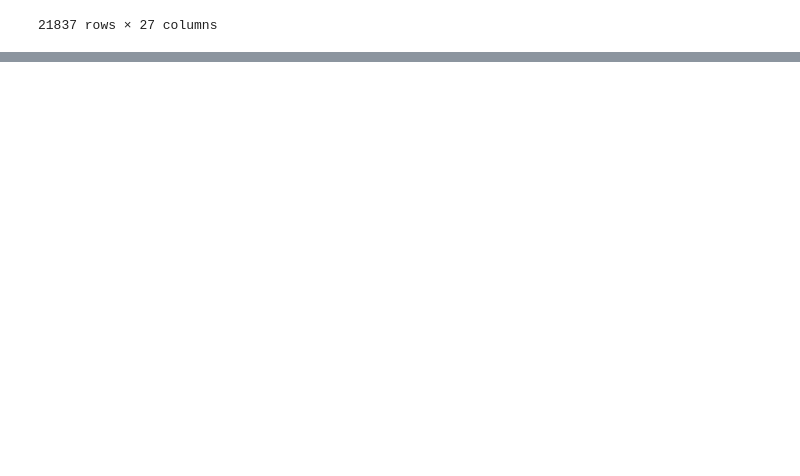
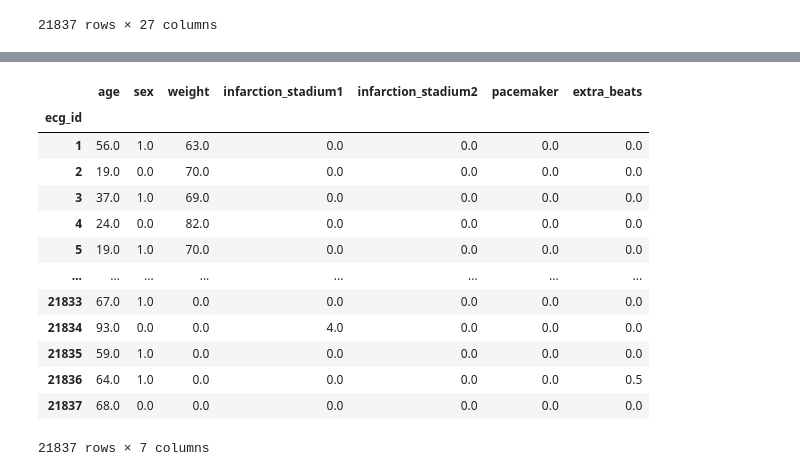
Before and after one commit to HenrikLogJacobsen/DL_UNICT, a Jupyter notebook: PTB_XL.ipynb, the cells around one changed output, grey strips where cells are left out. Saved outputs shown, nothing was run; the diff lists cells and outputs as text; code cells hidden in the pictures; blank space fills up the shorter version.

```diff
--- a/PTB_XL.ipynb
+++ b/PTB_XL.ipynb
@@ -62,0 +201,61 @@ ECG
+# %%
+#Preparation
+
+X = pd.DataFrame(index=ECG_df.index)
+
+X['age'] = ECG_df.age
+X.age.fillna(0, inplace=True)
+
+X['sex'] = ECG_df.sex.astype(float)
+X.sex.fillna(0, inplace=True)
+
+
+#I've decided to keep the median because of the data science class I took I have no idea if it will work
+valid_heights = ECG_df['height'].where((ECG_df['height'] >= 50))
+median_height = valid_heights.median()
+ECG_df['height'] = ECG_df['height'].apply(lambda x: median_height if pd.isna(x) or x < 50 else x)
+
+
+X['weight'] = ECG_df.weight
+X.weight.fillna(0, inplace=True)
+
+X['infarction_stadium1'] = ECG_df.infarction_stadium1.replace({
+    'unknown': 0,
+    'Stadium I': 1,
+    'Stadium I-II': 2,
+    'Stadium II': 3,
+    'Stadium II-III': 4,
+    'Stadium III': 5
+}).fillna(0)
+
+X['infarction_stadium2'] = ECG_df.infarction_stadium2.replace({
+    'unknown': 0,
+    'Stadium I': 1,
+    'Stadium II': 2,
+    'Stadium III': 3
+}).fillna(0)
+
+X['pacemaker'] = (ECG_df.pacemaker == 'ja, pacemaker').astype(float)
+
+X['extra_beats'] = ECG_df.extra_beats.replace({
+    'SVES': 0.5,
+    'VES': 1.0,
+    'SVES+VES': 1.5,
+}).fillna(0.0).apply(lambda x: x if isinstance(x, float) else 0.0)
+
+X
+# %% [output]
+|  | age | sex | weight | infarction_stadium1 | infarction_stadium2 | pacemaker | extra_beats |
+| ecg_id |  |  |  |  |  |  |  |
+| 1 | 56.0 | 1.0 | 63.0 | 0.0 | 0.0 | 0.0 | 0.0 |
+| 2 | 19.0 | 0.0 | 70.0 | 0.0 | 0.0 | 0.0 | 0.0 |
+| 3 | 37.0 | 1.0 | 69.0 | 0.0 | 0.0 | 0.0 | 0.0 |
+| 4 | 24.0 | 0.0 | 82.0 | 0.0 | 0.0 | 0.0 | 0.0 |
+| 5 | 19.0 | 1.0 | 70.0 | 0.0 | 0.0 | 0.0 | 0.0 |
+| ... | ... | ... | ... | ... | ... | ... | ... |
+| 21833 | 67.0 | 1.0 | 0.0 | 0.0 | 0.0 | 0.0 | 0.0 |
+| 21834 | 93.0 | 0.0 | 0.0 | 4.0 | 0.0 | 0.0 | 0.0 |
+| 21835 | 59.0 | 1.0 | 0.0 | 0.0 | 0.0 | 0.0 | 0.0 |
+| 21836 | 64.0 | 1.0 | 0.0 | 0.0 | 0.0 | 0.0 | 0.5 |
+| 21837 | 68.0 | 0.0 | 0.0 | 0.0 | 0.0 | 0.0 | 0.0 |
+21837 rows × 7 columns
```
Also changed, not shown: parts of 13 cells of this notebook.
